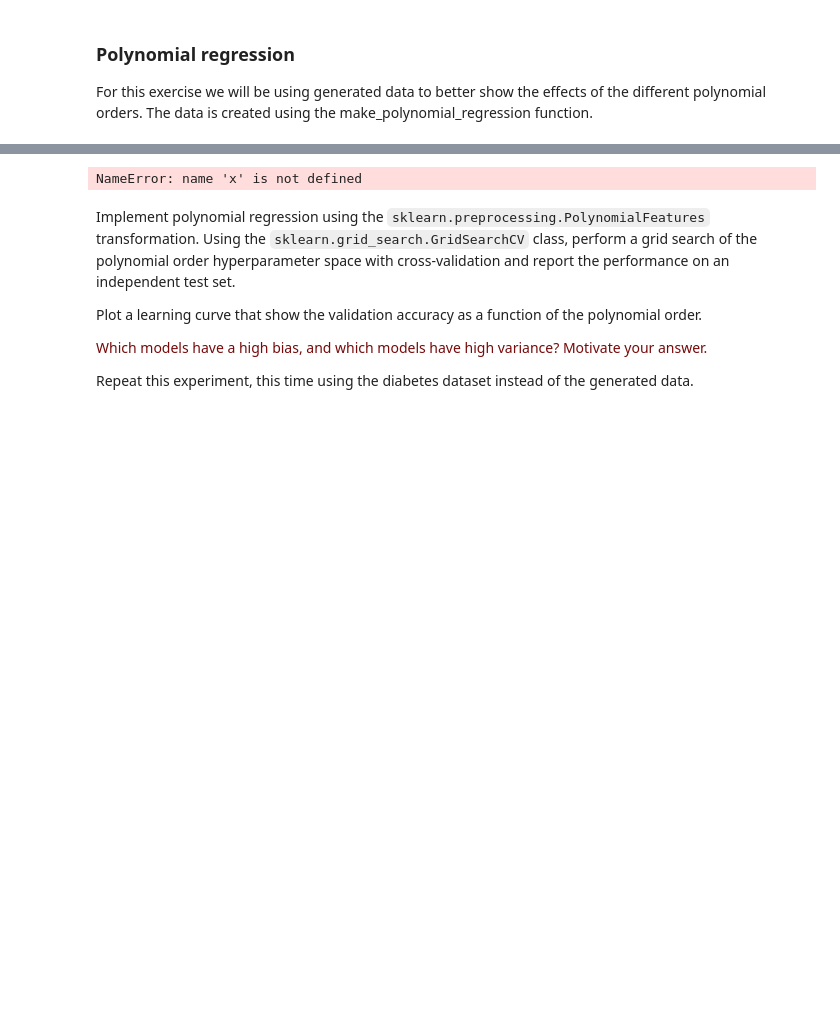
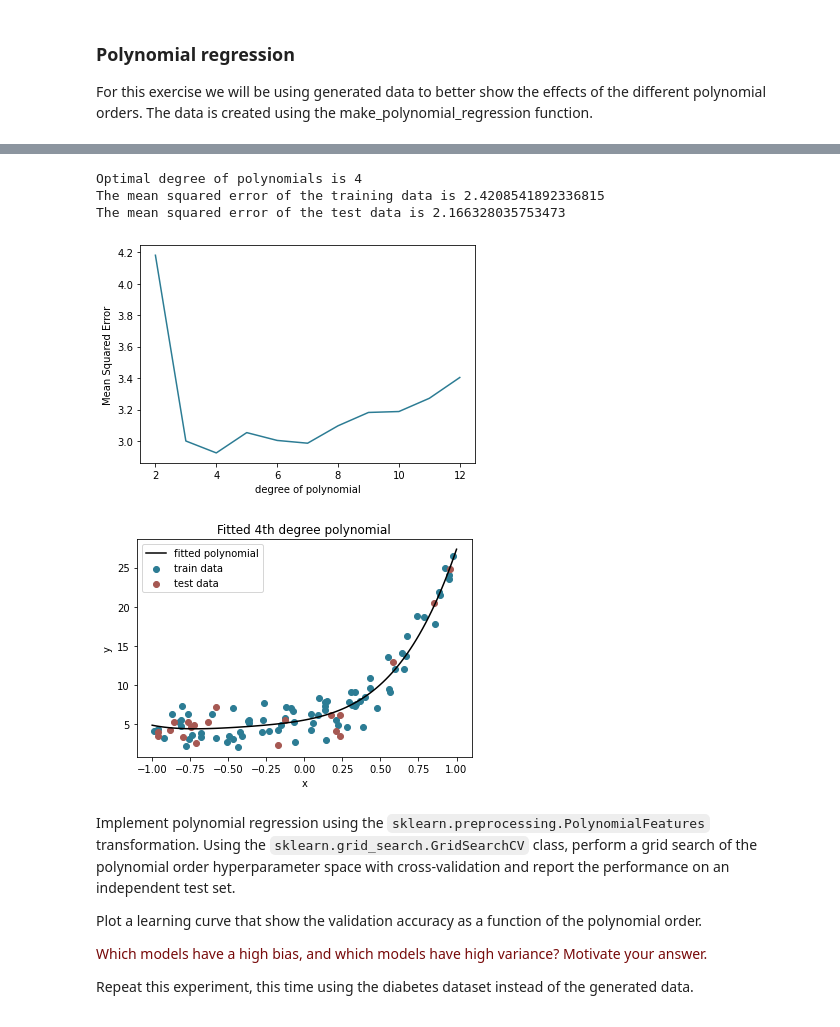
Before and after one commit to sarahlou-dr/8dm50-machine-learning, a Jupyter notebook: practicals/week_2.ipynb, the cells around one changed output, grey strips where cells are left out. Drawn from its saved outputs; the diff is of its cells as text; code cells hidden in the pictures; blank space fills up the shorter version.

Commit message:
first part polynomial regression

```diff
--- a/practicals/week_2.ipynb
+++ b/practicals/week_2.ipynb
@@ -150,11 +150,73 @@ plt.plot(X, y, 'r.', markersize=12)
 [figure]
-# %%
-from sklearn.preprocessing import PolynomialFeatures
-from sklearn.model_selection import KFold, cross_val_score, GridSearchCV
-
-polynomial = PolynomialFeatures()
-# %% [output]
-NameError: name 'x' is not defined
+# %%
+# import libraries
+from sklearn.preprocessing import PolynomialFeatures
+from sklearn.model_selection import GridSearchCV
+from sklearn.pipeline import make_pipeline
+from sklearn.linear_model import LinearRegression
+import pandas as pd
+from sklearn import metrics
+
+# divide the data in train and test sets
+X_train, X_test, y_train, y_test = train_test_split(X, y, test_size=0.2,
+                                                    random_state=4)
+
+# inspired by: https://stats.stackexchange.com/questions/453781/how-do-you-determine-what-degree-of-polynomial-to-fit-to-data
+
+# make pipeline in which the polynomial
+pipe = make_pipeline(PolynomialFeatures(), LinearRegression())
+
+# define the parameters needed for the gridsearch operation
+degrees = np.arange(2,13)
+parameters = {'polynomialfeatures__degree': degrees}
+n_cross_val = 5
+
+grid = GridSearchCV(estimator= pipe, param_grid= parameters, cv=n_cross_val,
+                     scoring= 'neg_mean_squared_error')
+grid.fit(X_train.reshape(-1,1),y_train)
+
+# from the gridsearch operation, get the metric of the optimal degree of polynomial
+deg = grid.best_params_['polynomialfeatures__degree']
+print("Optimal degree of polynomials is "+ str(deg))
+# get the metric scores for all polynomial degrees tested, the metric was
+# neg_mean_squared_error (convention sklearn), get rid of the negative sign
+mse_pol_deg = -1* grid.cv_results_['mean_test_score']
+
+# plot the mean squared error against the degrees of polynomial
+plt.figure()
+plt.plot(degrees,mse_pol_deg, color= "#2c7c94")
+plt.xlabel("degree of polynomial")
+plt.ylabel("Mean Squared Error")
+
+# predict the y value via the fitted polynomial
+y_pred_train= grid.predict(X_train.reshape(-1,1))
+y_pred_test= grid.predict(X_test.reshape(-1,1))
+
+#Create a range for plotting the fitted polynomial
+range = np.linspace(-1, 1, 100)
+range = range.reshape(-1,1)
+
+# plot the test and train data together with the fitted polynomial
+plt.figure()
+plt.plot(range, grid.predict(range), "k", label= "fitted polynomial")
+plt.scatter(X_train,y_train, color= "#2c7c94", label= "train data")
+plt.scatter(X_test,y_test, color= "#a65852" , label= "test data")
+plt.title("Fitted "+str(deg)+"th degree polynomial")
+plt.xlabel("x")
+plt.ylabel("y")
+plt.legend()
+
+# obtain the mean squared error values of the train and test set
+mse_train = metrics.mean_squared_error(y_pred_train, y_train)
+print("The mean squared error of the training data is "+str(mse_train))
+mse_test = metrics.mean_squared_error(y_pred_test, y_test)
+print("The mean squared error of the test data is "+str(mse_test))
+# %% [output]
+Optimal degree of polynomials is 4
+The mean squared error of the training data is 2.4208541892336815
+The mean squared error of the test data is 2.166328035753473
+[figure, added]
+[figure, added]
 # %% [markdown]
 Implement polynomial regression using the `sklearn.preprocessing.PolynomialFeatures` transformation. Using the `sklearn.grid_search.GridSearchCV` class, perform a grid search of the polynomial order hyperparameter space with cross-validation and report the performance on an independent test set.
 
```
Also changed, not shown: parts of 3 cells of this notebook.
